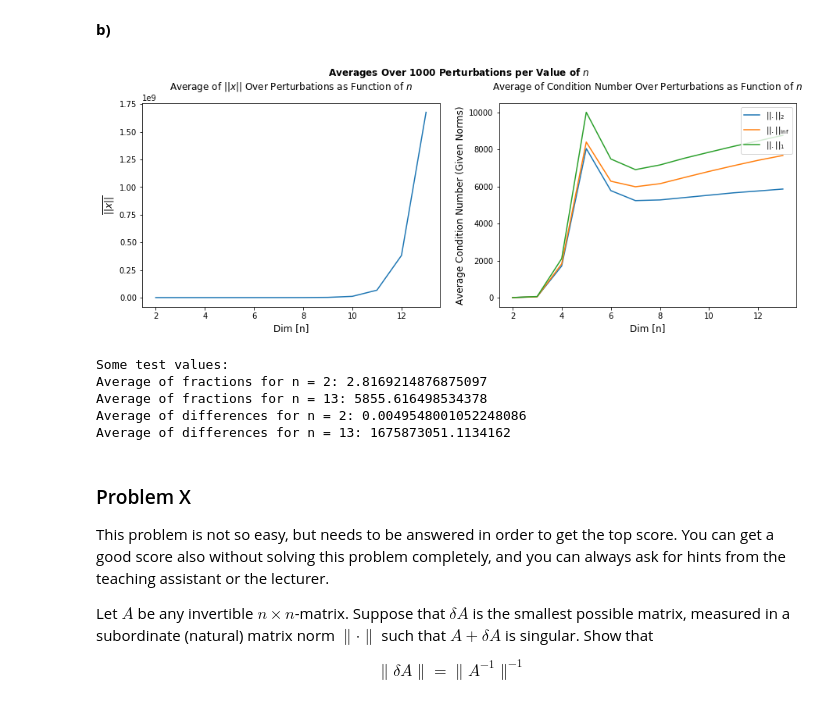
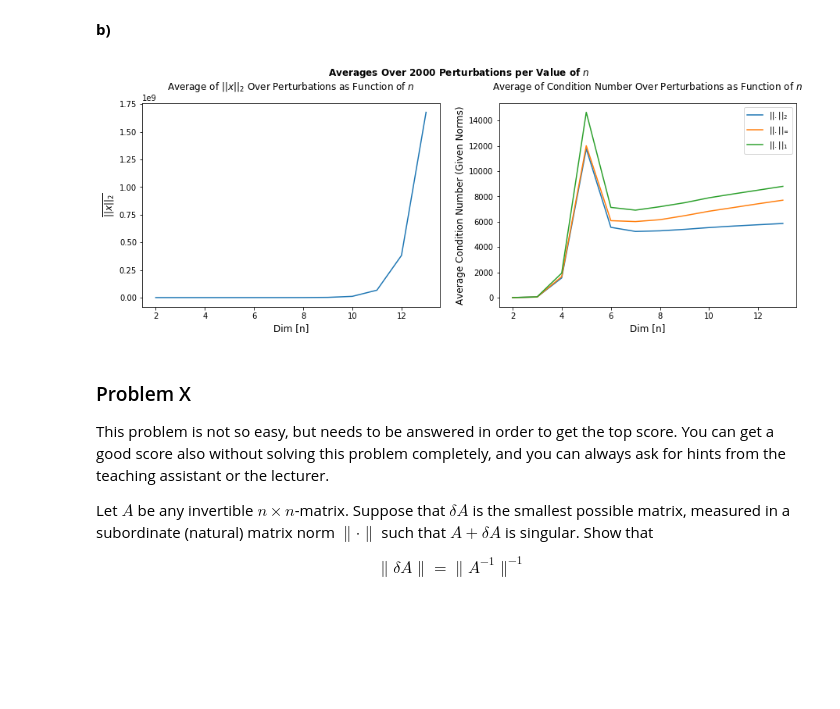
Before and after one commit to alexaoh/nummat, a Jupyter notebook: Project 1_My_Solution.ipynb, the cells around one changed output. Drawn from its saved outputs; the diff is of its cells as text; code cells hidden in the pictures; blank space fills up the shorter version.

Commit message:
Only need to solve the last task, then the first project is compl.

```diff
--- a/Project 1_My_Solution.ipynb
+++ b/Project 1_My_Solution.ipynb
@@ -277,11 +286,11 @@ plt.show()
 import numpy.random as r
 import numpy.linalg as l
 
-# Assuming that I can use the same n-values as in a)
+# Using the same n-values as in a)
 n = np.arange(2, 14, 1, dtype=int)
 
 hmin = lambda n: 1/(2*n+1) # Smallest value in H relative to all the values of n.
-pert_amount = 1000 # Amount of perturbations.
+pert_amount = 2000 # Amount of perturbations.
 
 # Empty dictionary to store values per value of n.
 simulations = {}
@@ -319,71 +328,60 @@ average_frob_norm = np.zeros(len(n))
 average_inf_norm = np.zeros(len(n))
 average_one_norm = np.zeros(len(n))
 
-def print_values(write = False):
+def find_average_values_and_print(write = False):
     """Print values from the simulations if 'write' == True. Fill average of fractions and diffs per n"""
     for key, arr in simulations.items():
         if write:
             print("Sim for n =", n[key], ":")
 
-        # Sum for plotting averages per n.
-        sum_diffs = 0
-        sum_frob_norm = 0
-        sum_inf_norm = 0
-        sum_one_norm = 0
-
-        # Since arr contains arrays:
-        for a in arr:
-            if write:
+        # Used if you want to print values from each perturbation per n
+        if write:
+            for a in arr:
                 print("||dx|| = ", a[0], ",fraction = ", a[1])
                 print("\n")
 
-            # Sum for plotting averages.
-            sum_diffs += a[0]
-            sum_frob_norm += a[1]
-            sum_inf_norm += a[2]
-            sum_one_norm += a[3]
+        # Sum for plotting averages for each n.
+        sum_diffs = np.sum(arr, axis=0)[0]
+        sum_frob_norm = np.sum(arr, axis=0)[1]
+        sum_inf_norm = np.sum(arr, axis = 0)[2]
+        sum_one_norm = np.sum(arr, axis=0)[3]
 
         average_diffs[key] = sum_diffs/pert_amount
         average_frob_norm[key] = sum_frob_norm/pert_amount
         average_inf_norm[key] = sum_inf_norm/pert_amount
         average_one_norm[key] = sum_one_norm/pert_amount
 
         if write:
             print("\n\n")
 
 
-print_values()
-
-# Plot the average fraction over all the perturbations per value of n!
-# Also plot the average ||dx|| over all the perturbations per value of n!
+# The print capabilities could probably be deleted!
+find_average_values_and_print()
 
 fig, ax = plt.subplots(1,2, figsize=(15, 5))
 fig.suptitle("Averages Over "+str(pert_amount)+" Perturbations per Value of $n$")
 ax[0].plot(n, average_diffs)
-ax[0].set_title("Average of $||x||$ Over Perturbations as Function of $n$")
+ax[0].set_title("Average of $||x||_2$ Over Perturbations as Function of $n$")
 ax[0].set_xlabel("Dim [n]")
-ax[0].set_ylabel(r"$\overline{||x||}$")
+ax[0].set_ylabel(r"$\overline{||x||_2}$")
 ax[1].plot(n, average_frob_norm, label="$||.||_2$")
-ax[1].plot(n, average_inf_norm, label="$||.||_{\inf}$")
+ax[1].plot(n, average_inf_norm, label="$||.||_{\infty}$")
 ax[1].plot(n, average_one_norm, label="$||.||_1$")
 ax[1].set_title("Average of Condition Number Over Perturbations as Function of $n$")
 ax[1].set_xlabel("Dim [n]")
 ax[1].set_ylabel("Average Condition Number (Given Norms)")#+ r"$\overline{\frac{\frac{\|\delta x\|}{\|x\|}}{\frac{\|\delta H_n\|}{\|H_n\|}+\frac{\|\delta b\|}{\|b\|}}}$")
 ax[1].legend(loc=1)
 plt.show()
-print("Some test values:")
-print("Average of fractions for n = 2:", average_fractions[0])
-print("Average of fractions for n = 13:", average_fractions[-1])
-print("Average of differences for n = 2:", average_diffs[0])
-print("Average of differences for n = 13:", average_diffs[-1])
 
-# Something must be wrong here, since the condtion number is incredibly small!
-# Maybe do it for several norms, not only the Frobenius norm! (later, when things seem to work as intended!)
+#print("Some test values for the Frobenius norm:")
+#print("Average of fractions for n = 2:", average_frob_norm[0])
+#print("Average of fractions for n = 13:", average_frob_norm[-1])
+#print("Average of differences for n = 2:", average_diffs[0])
+#print("Average of differences for n = 13:", average_diffs[-1])
+
+# I am wondering about this comparison between the solutions of the exact system and the perturbed one
+# Do you want me to compare and plot ||dx|| as I have done, or is the comparison the condition number?
+# If you only are interested in the condition number I should plot both the log and the regular one, as in a)!
 # %% [output]
-[figure, old version]
+[figure, new version]
-Some test values:
-Average of fractions for n = 2: 2.8169214876875097
-Average of fractions for n = 13: 5855.616498534378
-Average of differences for n = 2: 0.0049548001052248086
-Average of differences for n = 13: 1675873051.1134162
 # %% [markdown]
```
Also changed, not shown: parts of 2 cells of this notebook.
